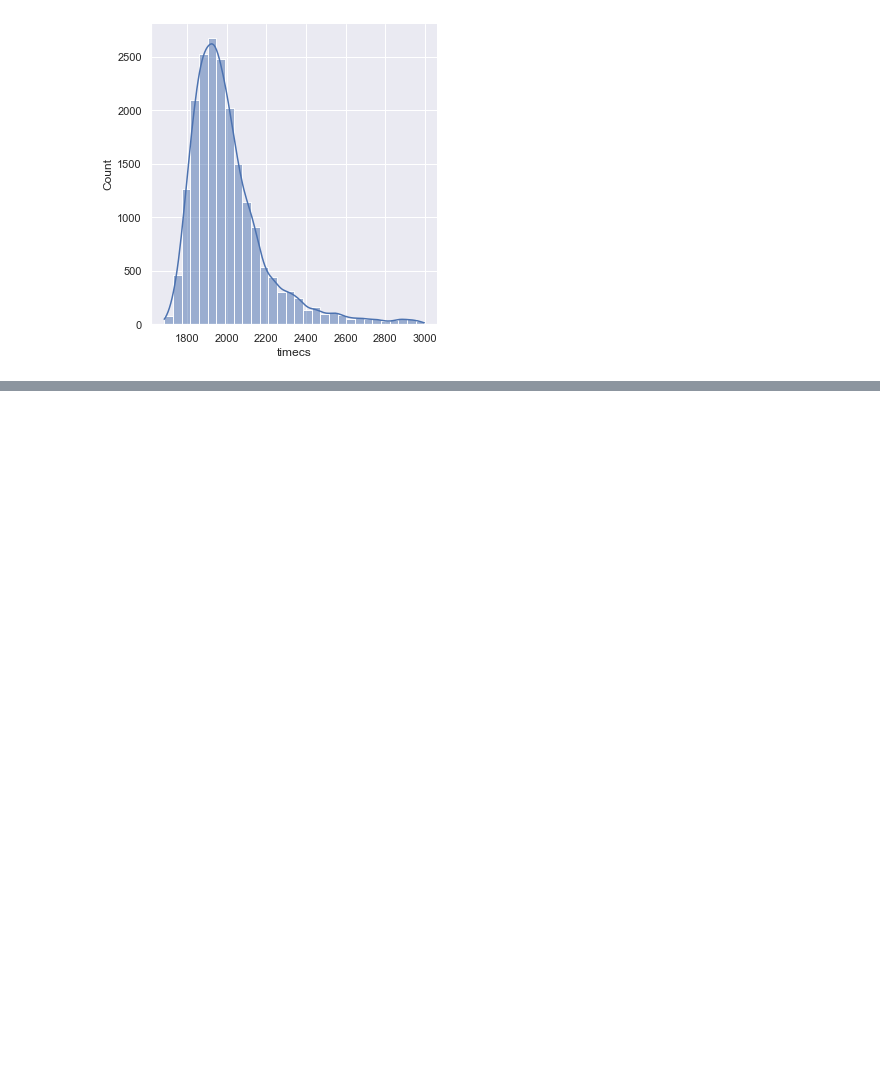
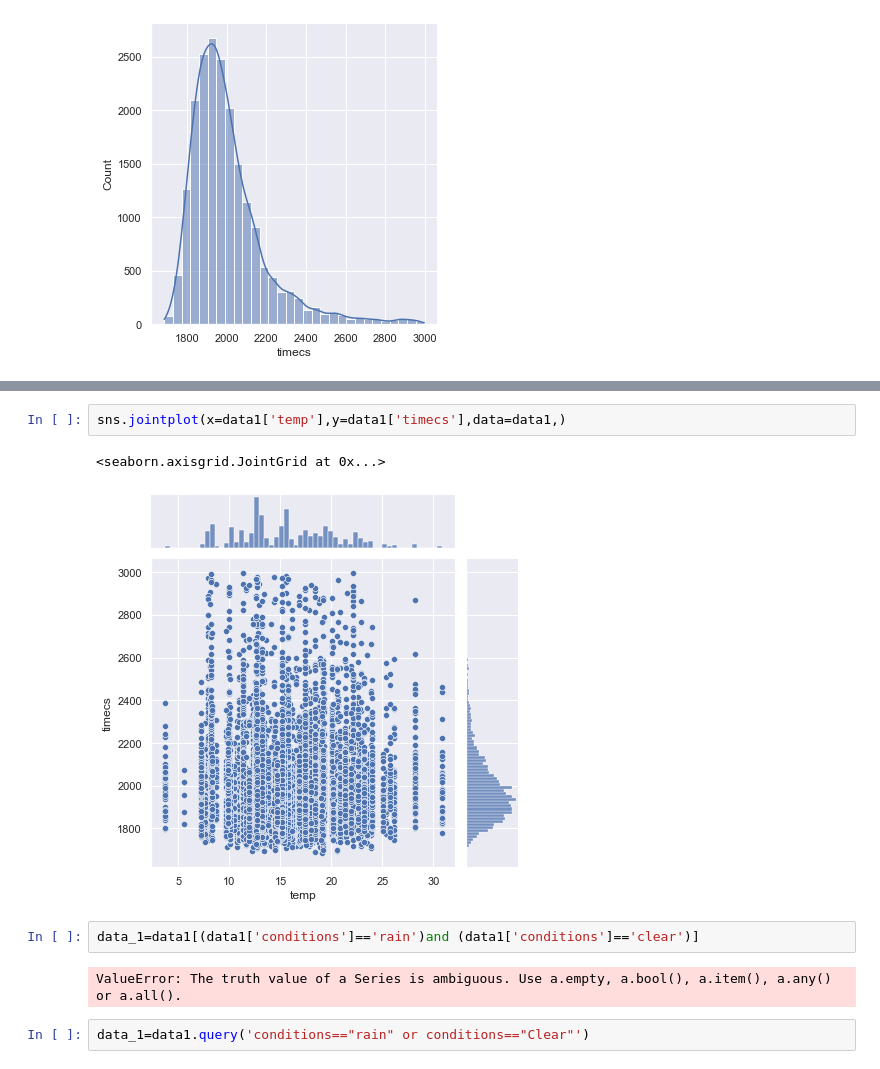
Before and after one commit to Trouvaille0198/Jupyter, a Jupyter notebook: Projects/MetroProject/demo.ipynb, the cells around one changed output, grey strips where cells are left out. Saved outputs shown, nothing was run; the diff lists cells and outputs as text; blank space fills up the shorter version.

```diff
--- a/Projects/MetroProject/demo.ipynb
+++ b/Projects/MetroProject/demo.ipynb
@@ -22,0 +42,11 @@ sns.displot(x=data1['timecs'],data=data1,bins=30,kde=True)
+# %%
+sns.jointplot(x=data1['temp'],y=data1['timecs'],data=data1,)
+# %% [output]
+<seaborn.axisgrid.JointGrid at 0x...>
+[figure, added]
+# %%
+data_1=data1[(data1['conditions']=='rain')and (data1['conditions']=='clear')]
+# %% [output]
+ValueError: The truth value of a Series is ambiguous. Use a.empty, a.bool(), a.item(), a.any() or a.all().
+# %%
+data_1=data1.query('conditions=="rain" or conditions=="Clear"')
```
Also changed, not shown: parts of 8 cells of this notebook, 1 other file.
